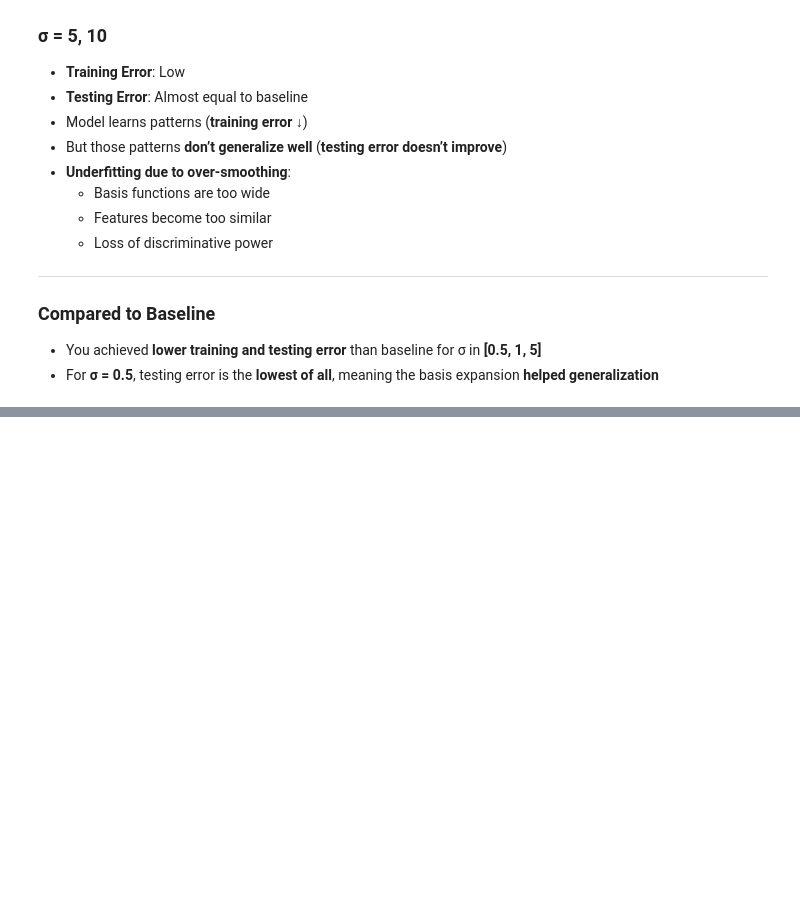
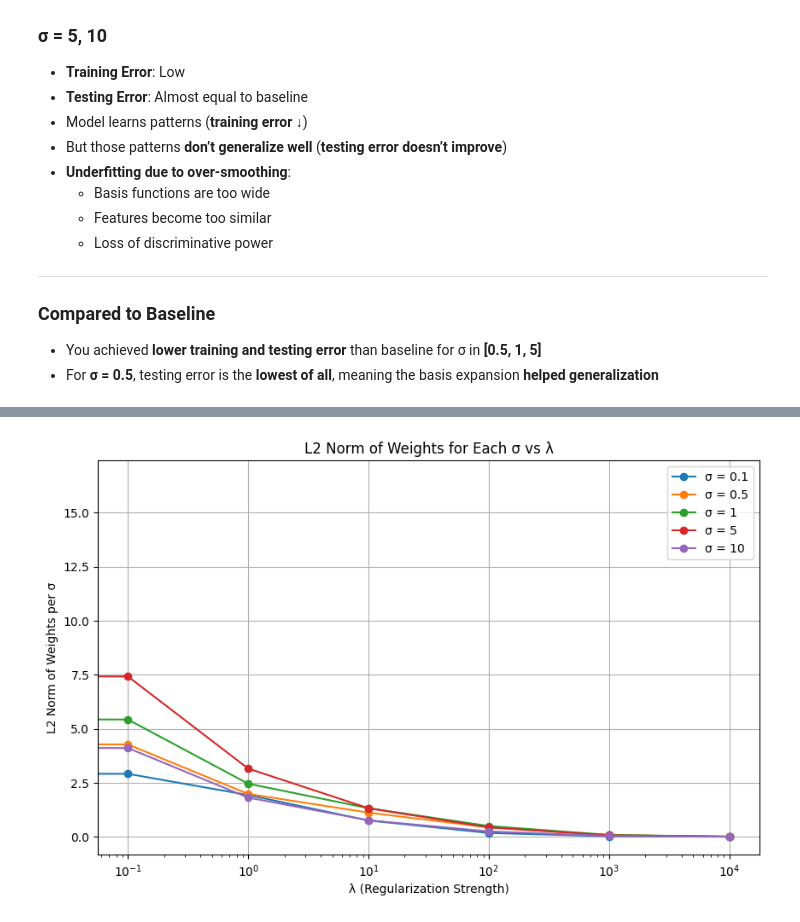
Before and after one commit to SaiJeevan25/ML_Assignment, a Jupyter notebook: ML_Assignment-1.ipynb, the cells around one changed output, grey strips where cells are left out. Saved outputs shown, nothing was run; the diff lists cells and outputs as text; code cells hidden in the pictures; blank space fills up the shorter version.

```diff
--- a/ML_Assignment-1.ipynb
+++ b/ML_Assignment-1.ipynb
@@ -492,0 +602,13 @@ plt.show()
+# %%
+plt.figure(figsize=(10, 6))
+for sigma in sigma_values:
+    plt.plot(lambda_values, l2_norms_per_sigma[sigma], marker='o', label=f"σ = {sigma}")
+plt.xscale('log')
+plt.xlabel("λ (Regularization Strength)")
+plt.ylabel("L2 Norm of Weights per σ")
+plt.title("L2 Norm of Weights for Each σ vs λ")
+plt.legend()
+plt.grid(True)
+plt.show()
+# %% [output]
+[figure, added]
```
Also changed, not shown: parts of 13 cells of this notebook.
